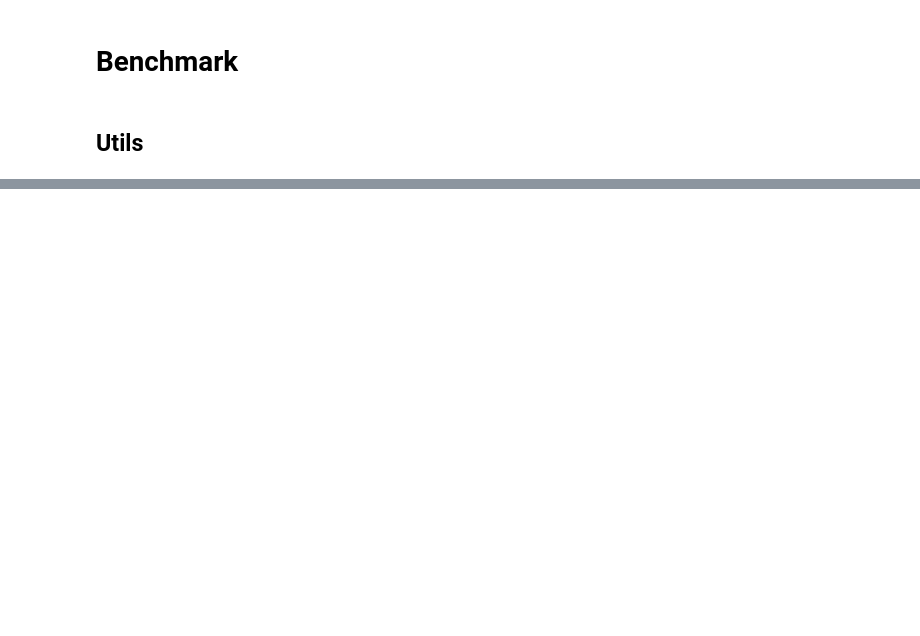
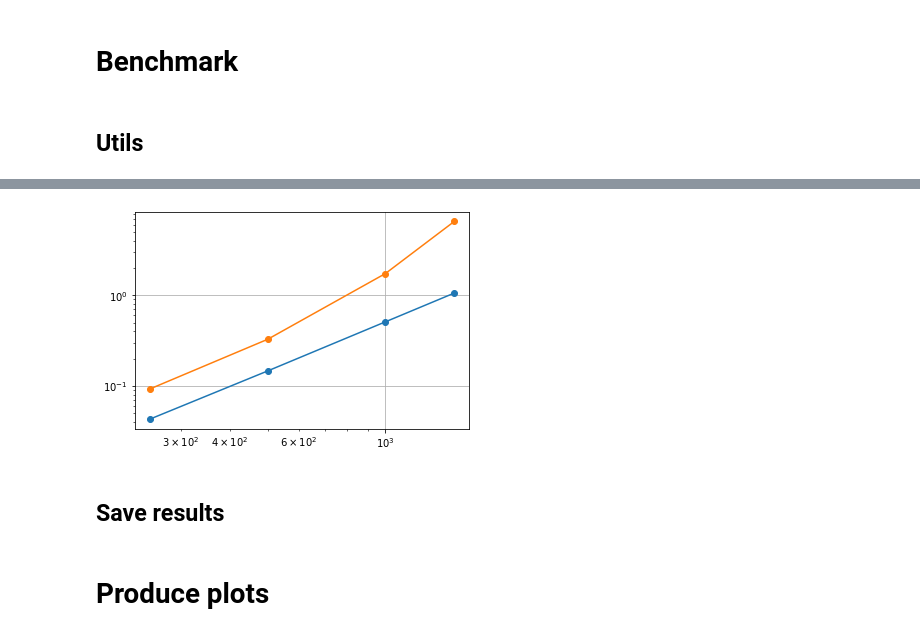
Before and after one commit to matthiaszeller/linalg-sylvester, a Jupyter notebook: 3-Benchmark-rtrgsyl.ipynb, the cells around one changed output, grey strips where cells are left out. Saved outputs shown, nothing was run; the diff lists cells and outputs as text; code cells hidden in the pictures; blank space fills up the shorter version.

```diff
--- a/3-Benchmark-rtrgsyl.ipynb
+++ b/3-Benchmark-rtrgsyl.ipynb
@@ -35,0 +43,9 @@ def format_results_bs(res_dic):
+# %%
+res_rtrgsyl = benchmark(
+    solve_fun=rtrgsyl,
+    vary_param=('dim', dimensions),
+    bertel_stewart=True,
+    log_context={'solve_fun': 'rtrgsyl', 'std_solver': 'syl_scipy', 'bartel_stewart': True},
+    blks=blks,
+    std_solver=solve_sylvester_scipy
+)
@@ -35,0 +57,3 @@ def format_results_bs(res_dic):
+# %%
+df_rtrgsyl = format_results_bs(res_rtrgsyl)
+df_rtrgsyl.head(2)
@@ -35,0 +64,7 @@ def format_results_bs(res_dic):
+# %%
+res_scipy = benchmark(
+    solve_fun=solve_sylvester_scipy,
+    vary_param=('dim', dimensions),
+    bertel_stewart=True,
+    log_context={'solve_fun': 'syl_scipy', 'bartel_stewart': True}
+)
@@ -35,0 +76,3 @@ def format_results_bs(res_dic):
+# %%
+df_scipy = format_results_bs(res_scipy)
+df_scipy.head(2)
@@ -36,2 +83,8 @@ def format_results_bs(res_dic):
+# %%
+plt.loglog(df_rtrgsyl.n, df_rtrgsyl.time_solve_mean, '-o', label='rtrgsyl')
+plt.loglog(df_scipy.n, df_scipy.time_solve_mean, '-o', label='rtrgsyl')
+plt.grid()
+# %% [output]
+[figure, added]
 # %% [markdown]
-##
+## Save results
@@ -37,0 +98,2 @@ def format_results_bs(res_dic):
+# %% [markdown]
+# Produce plots
```
Also changed, not shown: parts of 20 cells of this notebook, 7 other files.
